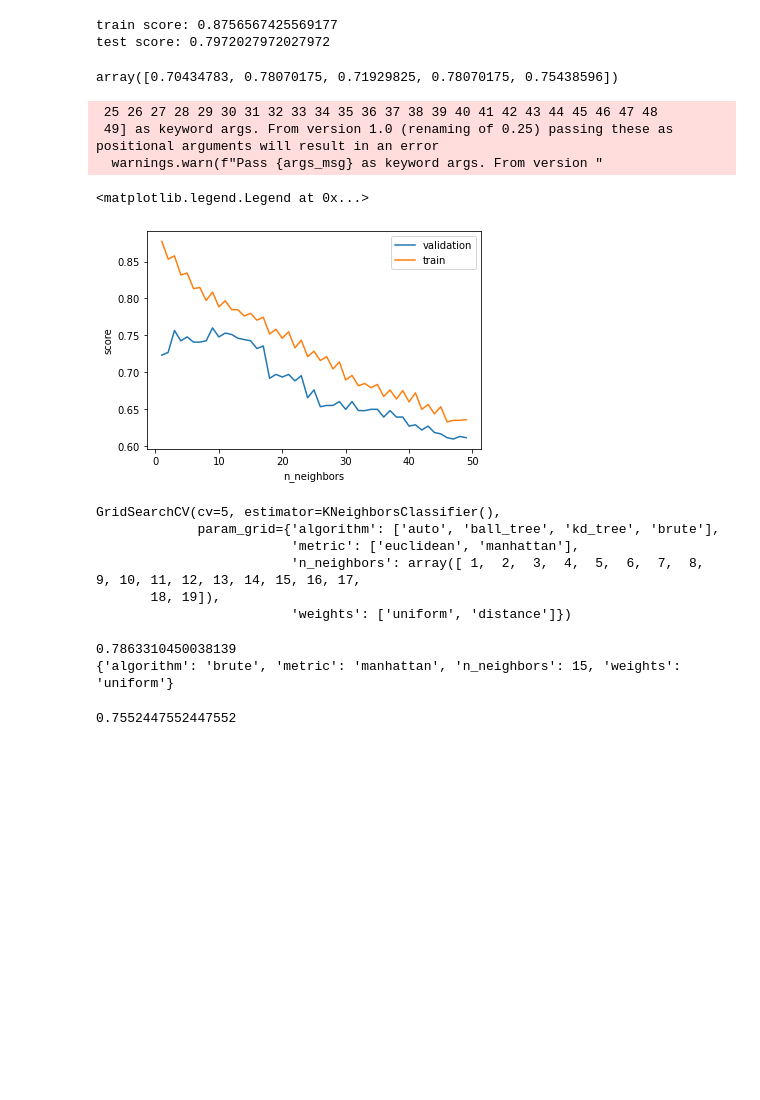
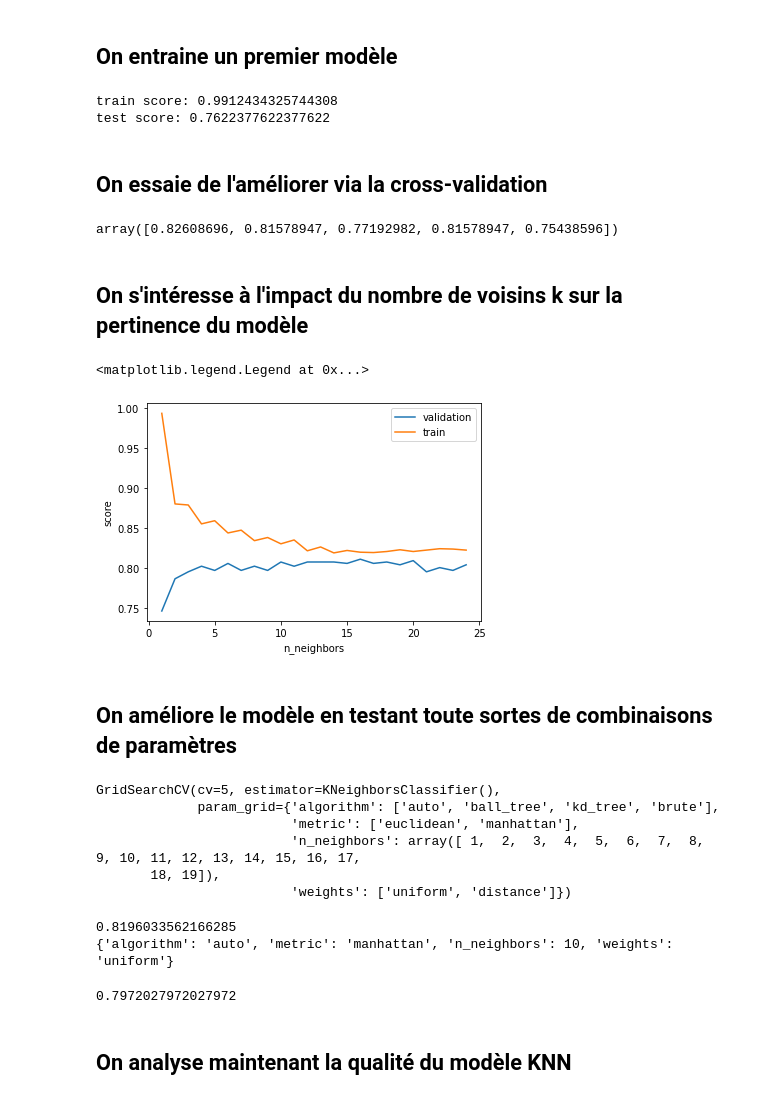
Before and after one commit to vianneybonte/titanic-app, a Jupyter notebook: python_modele_titanic.ipynb, the cells around one changed output. Saved outputs shown, nothing was run; the diff lists cells and outputs as text; code cells hidden in the pictures; blank space fills up the shorter version.

```diff
--- a/python_modele_titanic.ipynb
+++ b/python_modele_titanic.ipynb
@@ -5,6 +10,6 @@ import seaborn as sns
 # %%
 titanic = sns.load_dataset('titanic')
-titanic = titanic[['survived', 'pclass', 'sex', 'age']]
+titanic = titanic[['survived', 'pclass', 'sex', 'age', 'sibsp', 'fare']]
 titanic.dropna(axis=0, inplace=True)
 titanic['sex'].replace(['male', 'female'], [0, 1], inplace=True)
 titanic.head()
@@ -17,0 +76,7 @@ titanic.head()
+# %%
+from sklearn.preprocessing import MinMaxScaler, StandardScaler
+
+titanic_norm = MinMaxScaler().fit_transform(titanic)
+print(titanic_norm)
+
+titanic = pd.DataFrame(titanic_norm, columns = ['survived', 'pclass', 'sex', 'age', 'sibsp', 'fare'])
@@ -34,44 +109,48 @@ Test set: (143, 3)
+# %% [markdown]
+## On entraine un premier modèle
 # %%
 from sklearn.neighbors import KNeighborsClassifier
 
-model = KNeighborsClassifier(n_neighbors=1)
+model_knn = KNeighborsClassifier(n_neighbors=1)
 
-model.fit(X_train, y_train)
+model_knn.fit(X_train, y_train)
 
-print('train score:', model.score(X_train, y_train))
-print('test score:', model.score(X_test, y_test))
+print('train score:', model_knn.score(X_train, y_train))
+print('test score:', model_knn.score(X_test, y_test))
 # %% [output]
-train score: 0.8756567425569177
-test score: 0.7972027972027972
+train score: 0.9912434325744308
+test score: 0.7622377622377622
+# %% [markdown]
+## On essaie de l'améliorer via la cross-validation
 # %%
 from sklearn.model_selection import cross_val_score
 
-
-model = KNeighborsClassifier()
-cross_val_score(model, X_train, y_train, cv=5, scoring='accuracy')
+model_knn = KNeighborsClassifier()
+cross_val_score(model_knn, X_train, y_train, cv=5, scoring='accuracy')
 # %% [output]
-array([0.70434783, 0.78070175, 0.71929825, 0.78070175, 0.75438596])
+array([0.82608696, 0.81578947, 0.77192982, 0.81578947, 0.75438596])
+# %% [markdown]
+## On s'intéresse à l'impact du nombre de voisins k sur la pertinence du modèle
 # %%
 from sklearn.model_selection import validation_curve
 
-model = KNeighborsClassifier()
-k = np.arange(1, 50)
+model_knn = KNeighborsClassifier()
+k = np.arange(1, 25)
 
-train_score, val_score = validation_curve(model, X_train, y_train,
+train_score, val_score = validation_curve(model_knn, X_train, y_train,
                                           'n_neighbors', k, cv=5)
 
 plt.plot(k, val_score.mean(axis=1), label='validation')
 plt.plot(k, train_score.mean(axis=1), label='train')
 
 plt.ylabel('score')
 plt.xlabel('n_neighbors')
 plt.legend()
 # %% [output]
- 25 26 27 28 29 30 31 32 33 34 35 36 37 38 39 40 41 42 43 44 45 46 47 48
- 49] as keyword args. From version 1.0 (renaming of 0.25) passing these as positional arguments will result in an error
-  warnings.warn(f"Pass {args_msg} as keyword args. From version "
+<matplotlib.legend.Legend at 0x...>
-<matplotlib.legend.Legend at 0x...>
-[figure, old version]
+[figure, new version]
+# %% [markdown]
+## On améliore le modèle en testant toute sortes de combinaisons de paramètres
 # %%
 from sklearn.model_selection import GridSearchCV
 
@@ -94,11 +172,13 @@ GridSearchCV(cv=5, estimator=KNeighborsClassifier(),
 print(grid.best_score_)
 print(grid.best_params_)
 # %% [output]
-0.7863310450038139
-{'algorithm': 'brute', 'metric': 'manhattan', 'n_neighbors': 15, 'weights': 'uniform'}
+0.8196033562166285
+{'algorithm': 'auto', 'metric': 'manhattan', 'n_neighbors': 10, 'weights': 'uniform'}
 # %%
-model = grid.best_estimator_
-model.score(X_test, y_test)
+model_knn = grid.best_estimator_
+model_knn.score(X_test, y_test)
 # %% [output]
-0.7552447552447552
+0.7972027972027972
+# %% [markdown]
+## On analyse maintenant la qualité du modèle KNN
 # %%
```
Also changed, not shown: parts of 28 cells of this notebook, 2 other files.
